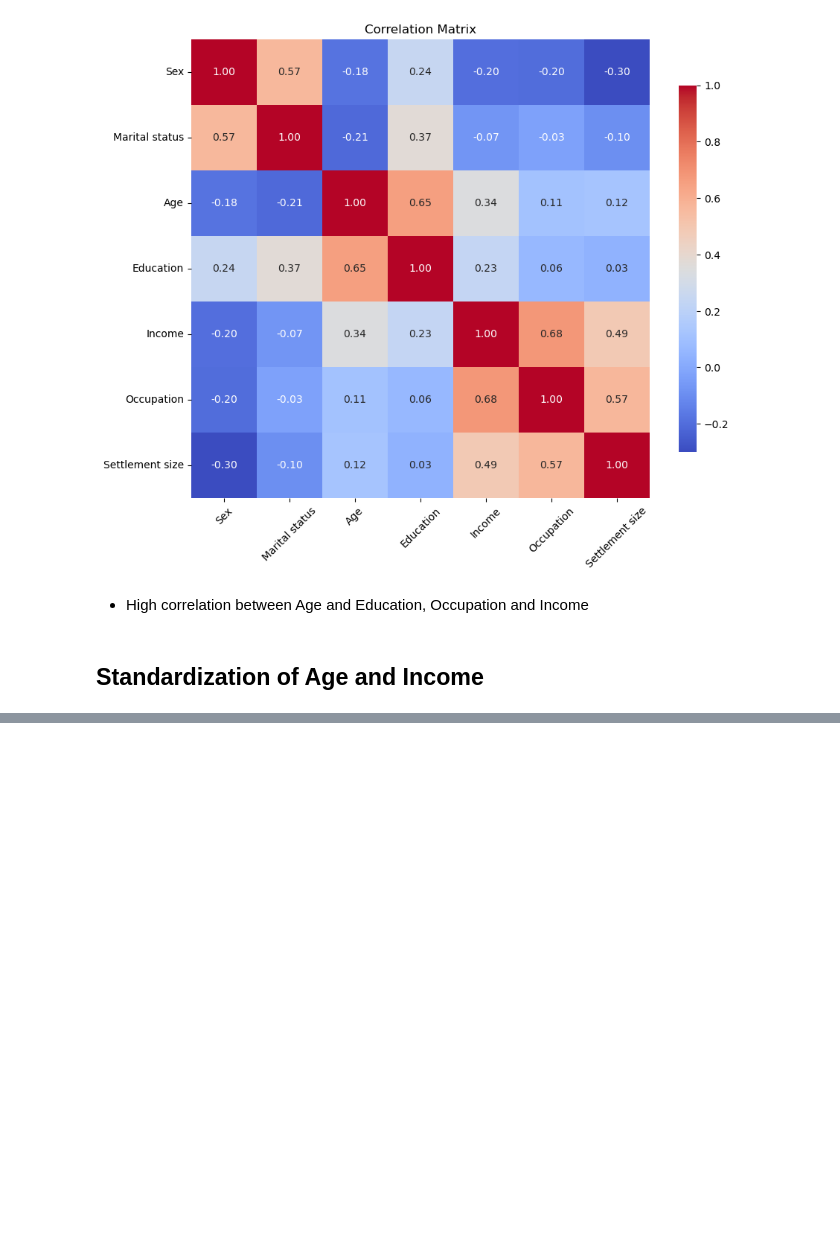
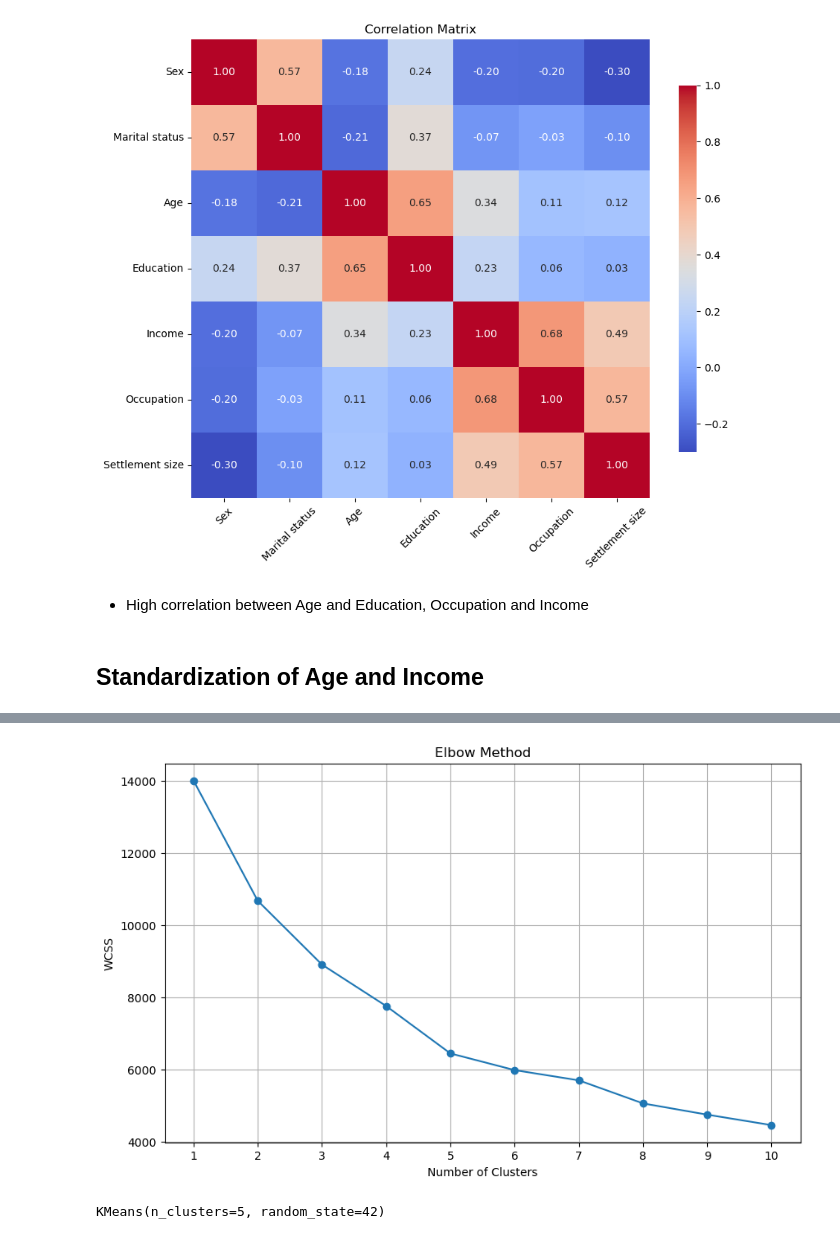
Before and after one commit to satwikboina111/CustomerAnalytics, a Jupyter notebook: Notebooks/Customer_Segmentation.ipynb, the cells around one changed output, grey strips where cells are left out. Saved outputs shown, nothing was run; the diff lists cells and outputs as text; code cells hidden in the pictures; blank space fills up the shorter version.

```diff
--- a/Notebooks/Customer_Segmentation.ipynb
+++ b/Notebooks/Customer_Segmentation.ipynb
@@ -102,0 +134,17 @@ data = scaler.fit_transform(df)
+# %%
+wcss = []
+
+for i in range(1,11,1):
+    kmeans = KMeans(n_clusters=i,init="k-means++", random_state=42)
+    kmeans.fit(data)
+    wcss.append(kmeans.inertia_)
+    # inertia is the sum of squared distances of samples to their closest cluster center
+# %%
+plot_elbow(wcss = wcss)
+# %% [output]
+[figure, added]
+# %%
+kmeans = KMeans(n_clusters=5, init="k-means++", random_state=42)
+kmeans.fit(data)
+# %% [output]
+KMeans(n_clusters=5, random_state=42)
```
Also changed, not shown: parts of 15 cells of this notebook, 1 other file.
